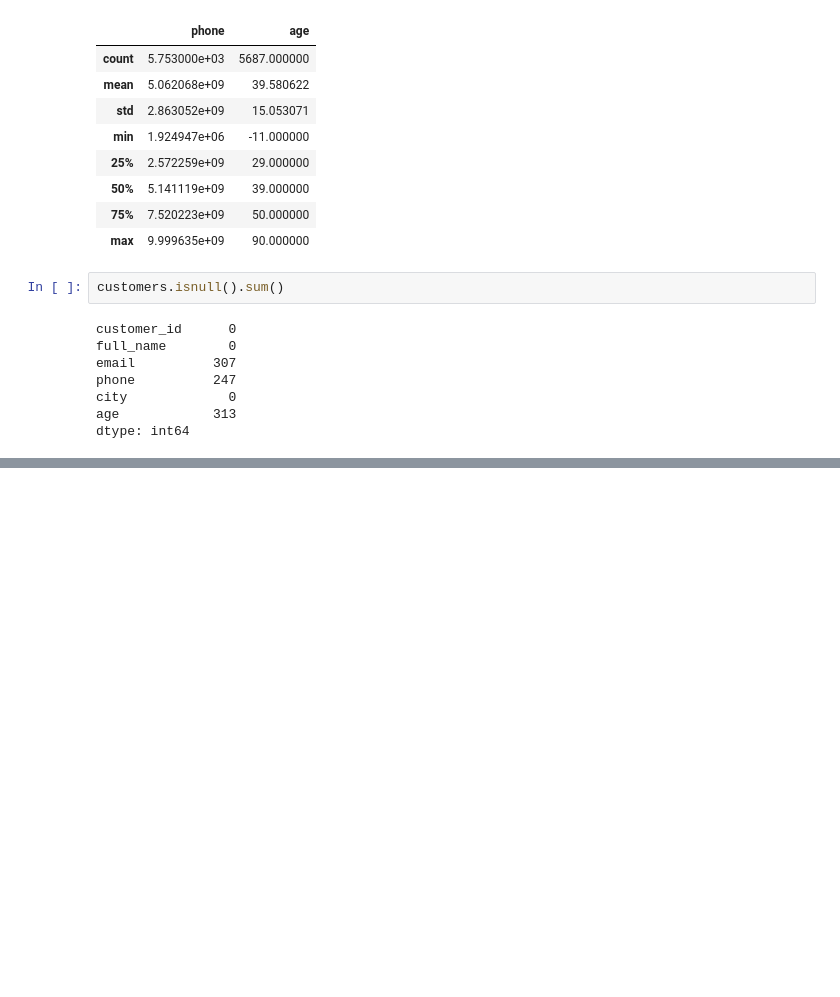
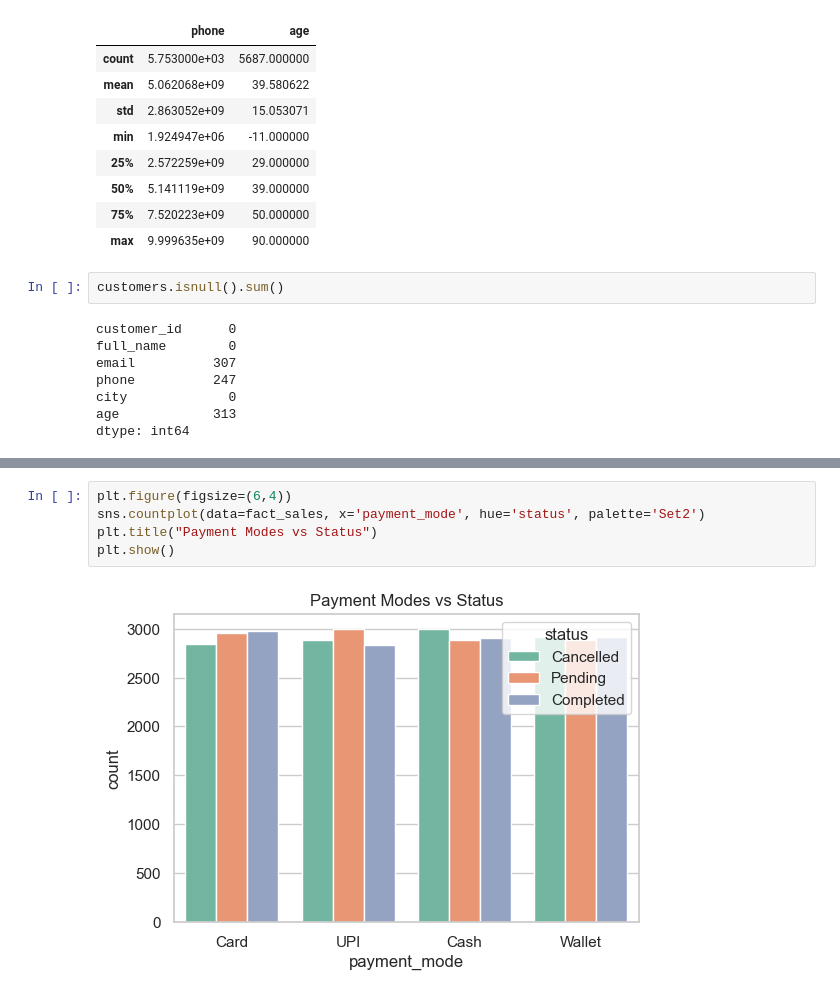
Before and after one commit to siddsahu17/PEC-EDA-Project, a Jupyter notebook: eda.ipynb, the cells around one changed output, grey strips where cells are left out. Drawn from its saved outputs; the diff is of its cells as text; blank space fills up the shorter version.

```diff
--- a/eda.ipynb
+++ b/eda.ipynb
@@ -147,0 +691,7 @@ dtype: int64
+# %%
+plt.figure(figsize=(6,4))
+sns.countplot(data=fact_sales, x='payment_mode', hue='status', palette='Set2')
+plt.title("Payment Modes vs Status")
+plt.show()
+# %% [output]
+[figure, added]
```
Also changed, not shown: parts of 45 cells of this notebook, 1 other file.
